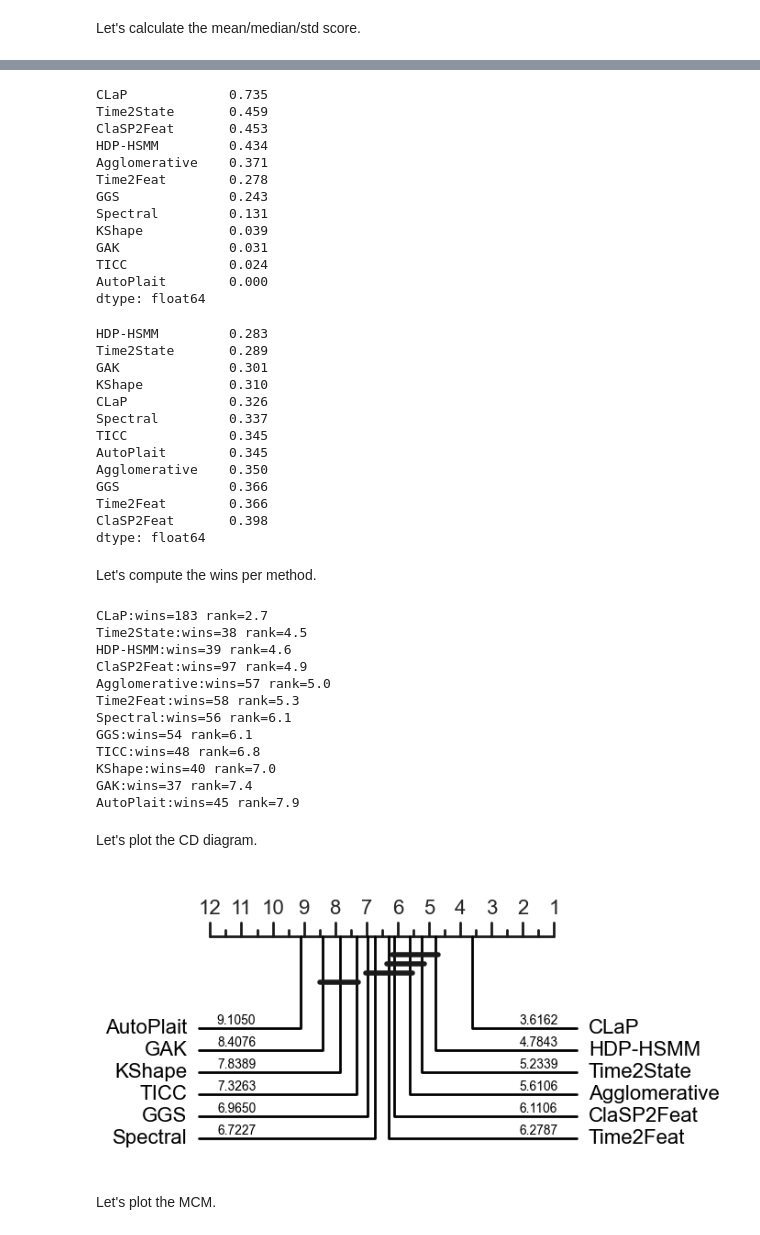
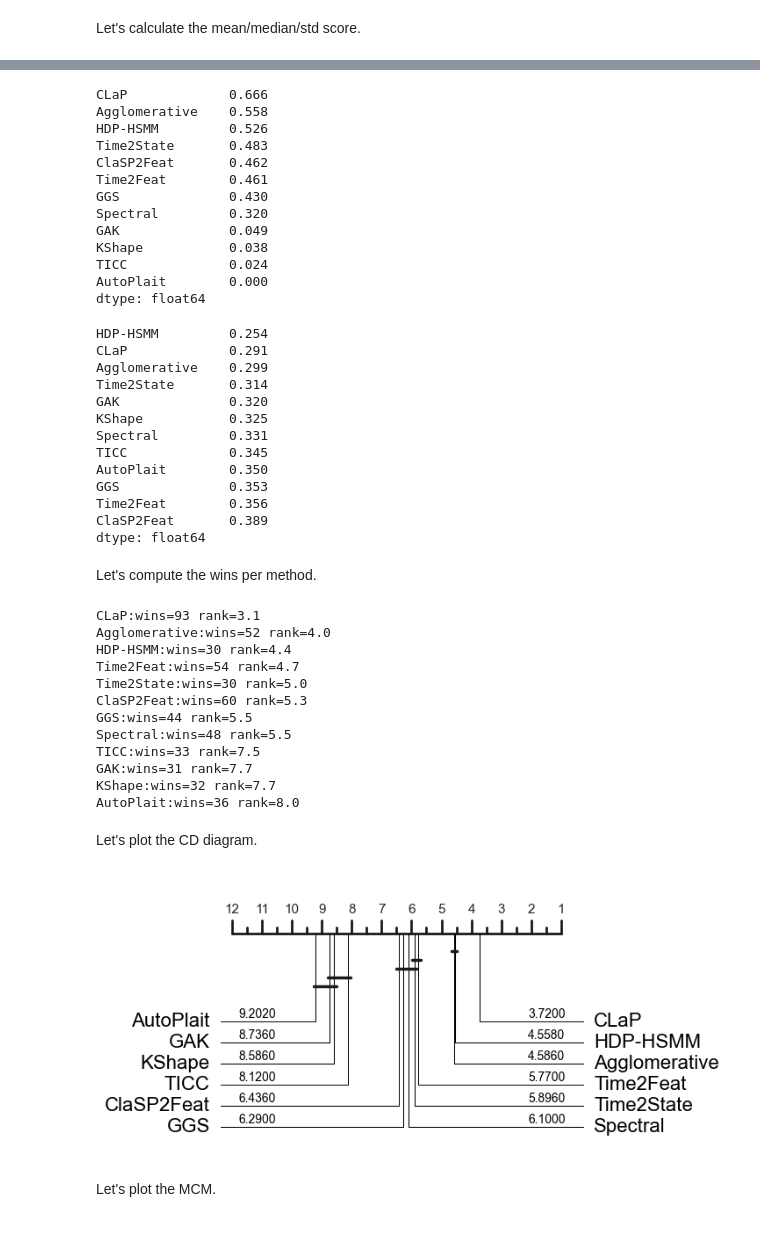
Before and after one commit to ermshaua/classification-label-profile, a Jupyter notebook: notebooks/comparative_analysis/clustering_competitor_combined.ipynb, the cells around one changed output, grey strips where cells are left out. Cells and saved outputs as stored; diff of their text form; code cells hidden in the pictures.

```diff
--- a/notebooks/comparative_analysis/clustering_competitor_combined.ipynb
+++ b/notebooks/comparative_analysis/clustering_competitor_combined.ipynb
@@ -36,7 +38,7 @@ Let's load the scores from the different methods.
 c1 = ["KShape", "GAK", "Time2Feat", "Agglomerative", "Spectral"]
 c2 = ["AutoPlait", "CLaP", "GGS", "HDP-HSMM", "TICC", "Time2State", "ClaSP2Feat"]
 
-datasets = ["TSSB", "UTSA", "HAS"] #
+datasets = ["HAS"] # "TSSB", "UTSA",
 methods, dfs = list(), list()
 
 for candidate_name in c1:
@@ -59,11 +61,7 @@ df_scores = pd.DataFrame()
 
 for name, df in dfs:
     df_scores["dataset"] = df.dataset
-
-    try:
-        df_scores[name] = df[eval_score]
-    except:
-        df_scores[name] = df["ami"]
+    df_scores[name] = df[eval_score]
 
 df_scores.reset_index(drop=True, inplace=True)
 df_scores
@@ -106,34 +104,34 @@ dtype: float64
 # %%
 df_scores.iloc[:,1:].median(axis=0).sort_values(ascending=False).round(3)
 # %% [output]
-CLaP             0.735
-Time2State       0.459
-ClaSP2Feat       0.453
-HDP-HSMM         0.434
-Agglomerative    0.371
-Time2Feat        0.278
-GGS              0.243
-Spectral         0.131
-KShape           0.039
-GAK              0.031
+CLaP             0.666
+Agglomerative    0.558
+HDP-HSMM         0.526
+Time2State       0.483
+ClaSP2Feat       0.462
+Time2Feat        0.461
+GGS              0.430
+Spectral         0.320
+GAK              0.049
+KShape           0.038
 TICC             0.024
 AutoPlait        0.000
 dtype: float64
 # %%
 df_scores.iloc[:,1:].std(axis=0).sort_values().round(3)
 # %% [output]
-HDP-HSMM         0.283
-Time2State       0.289
-GAK              0.301
-KShape           0.310
-CLaP             0.326
-Spectral         0.337
+HDP-HSMM         0.254
+CLaP             0.291
+Agglomerative    0.299
+Time2State       0.314
+GAK              0.320
+KShape           0.325
+Spectral         0.331
 TICC             0.345
-AutoPlait        0.345
-Agglomerative    0.350
-GGS              0.366
-Time2Feat        0.366
-ClaSP2Feat       0.398
+AutoPlait        0.350
+GGS              0.353
+Time2Feat        0.356
+ClaSP2Feat       0.389
 dtype: float64
 # %% [markdown]
 Let's compute the wins per method.
@@ -145,32 +143,30 @@ args = np.argsort(means)
 for mean, name in zip(means[args], df_scores.columns[1:].to_numpy()[args]):
     print(f"{name}:wins={ranks[ranks[name] == 1].shape[0]} rank={np.round(mean, 1)}")
 # %% [output]
-CLaP:wins=183 rank=2.7
-Time2State:wins=38 rank=4.5
-HDP-HSMM:wins=39 rank=4.6
-ClaSP2Feat:wins=97 rank=4.9
-Agglomerative:wins=57 rank=5.0
-Time2Feat:wins=58 rank=5.3
-Spectral:wins=56 rank=6.1
-GGS:wins=54 rank=6.1
-TICC:wins=48 rank=6.8
-KShape:wins=40 rank=7.0
-GAK:wins=37 rank=7.4
-AutoPlait:wins=45 rank=7.9
+CLaP:wins=93 rank=3.1
+Agglomerative:wins=52 rank=4.0
+HDP-HSMM:wins=30 rank=4.4
+Time2Feat:wins=54 rank=4.7
+Time2State:wins=30 rank=5.0
+ClaSP2Feat:wins=60 rank=5.3
+GGS:wins=44 rank=5.5
+Spectral:wins=48 rank=5.5
+TICC:wins=33 rank=7.5
+GAK:wins=31 rank=7.7
+KShape:wins=32 rank=7.7
+AutoPlait:wins=36 rank=8.0
 # %% [markdown]
 Let's plot the CD diagram.
 # %%
 ax = plot_critical_difference(
     scores=df_scores.iloc[:, 1:].to_numpy(),
     labels=df_scores.columns[1:].to_numpy(),
-    errors=False,
-    clique_method="holm",
-    alpha=0.05,
+    alpha=0.05
 )
 
 plt.savefig("../../figures/cd_clustering_comparative_combined.pdf", bbox_inches="tight")
 # %% [output]
-[figure, old version]
+[figure, new version]
 # %% [markdown]
 Let's plot the MCM.
 # %%
```
Also changed, not shown: parts of 7 cells of this notebook, 43 other files.
